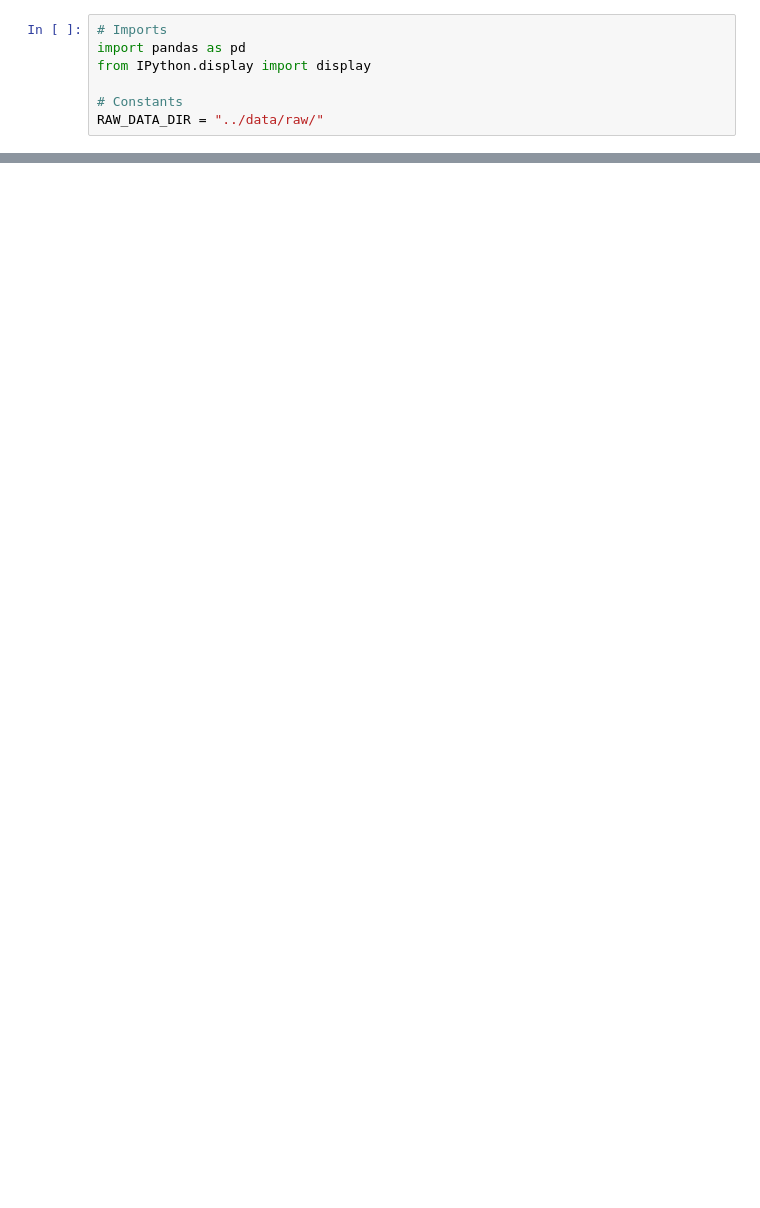
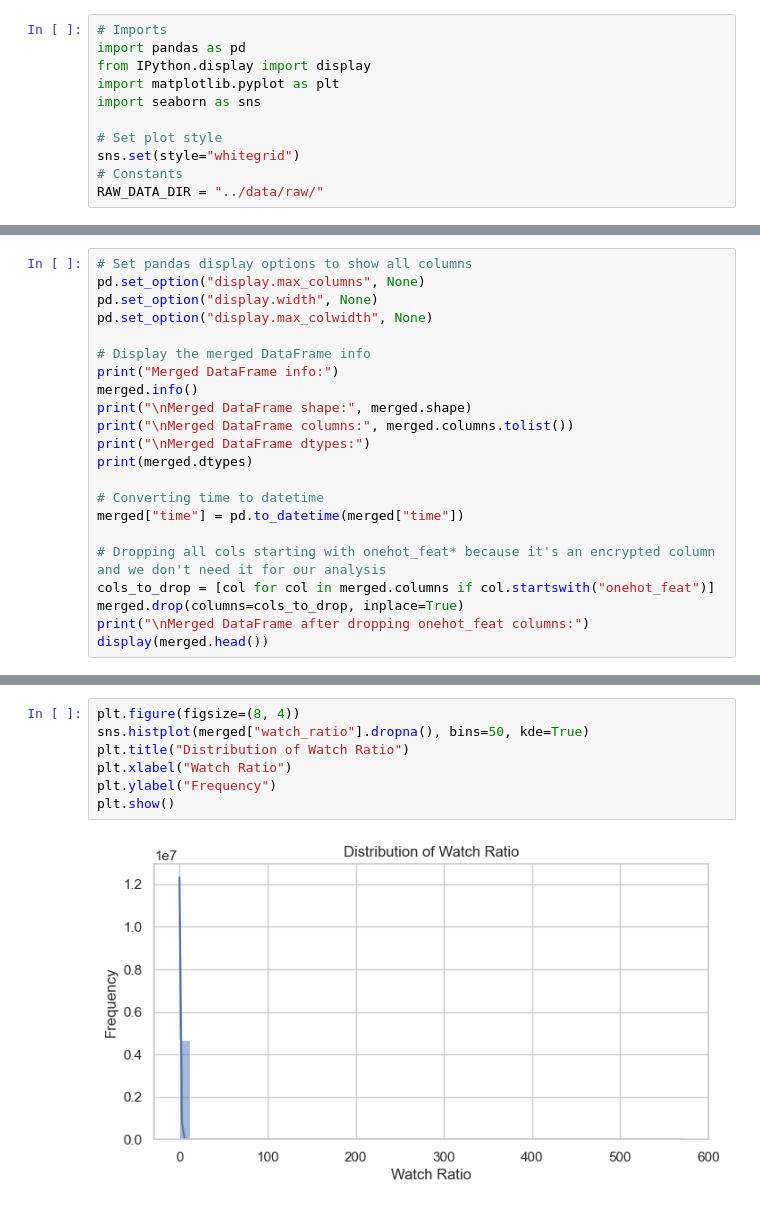
Before and after one commit to aygoun/FinalProject_2025_Armand_BLIN, a Jupyter notebook: notebooks/01_data_exploration.ipynb, the cells around one changed output, grey strips where cells are left out. Drawn from its saved outputs; the diff is of its cells as text; blank space fills up the shorter version.

```diff
--- a/notebooks/01_data_exploration.ipynb
+++ b/notebooks/01_data_exploration.ipynb
@@ -2,7 +2,11 @@
 # Imports
 import pandas as pd
 from IPython.display import display
+import matplotlib.pyplot as plt
+import seaborn as sns
 
+# Set plot style
+sns.set(style="whitegrid")
 # Constants
 RAW_DATA_DIR = "../data/raw/"
 # %%
@@ -56,0 +101,22 @@ display(kr_5_df.head())
+# %%
+# Set pandas display options to show all columns
+pd.set_option("display.max_columns", None)
+pd.set_option("display.width", None)
+pd.set_option("display.max_colwidth", None)
+
+# Display the merged DataFrame info
+print("Merged DataFrame info:")
+merged.info()
+print("\nMerged DataFrame shape:", merged.shape)
+print("\nMerged DataFrame columns:", merged.columns.tolist())
+print("\nMerged DataFrame dtypes:")
+print(merged.dtypes)
+
+# Converting time to datetime
+merged["time"] = pd.to_datetime(merged["time"])
+
+# Dropping all cols starting with onehot_feat* because it's an encrypted column and we don't need it for our analysis
+cols_to_drop = [col for col in merged.columns if col.startswith("onehot_feat")]
+merged.drop(columns=cols_to_drop, inplace=True)
+print("\nMerged DataFrame after dropping onehot_feat columns:")
+display(merged.head())
@@ -56,0 +158,9 @@ display(kr_5_df.head())
+# %%
+plt.figure(figsize=(8, 4))
+sns.histplot(merged["watch_ratio"].dropna(), bins=50, kde=True)
+plt.title("Distribution of Watch Ratio")
+plt.xlabel("Watch Ratio")
+plt.ylabel("Frequency")
+plt.show()
+# %% [output]
+[figure, added]
```
Also changed, not shown: parts of 11 cells of this notebook, 2 other files.
